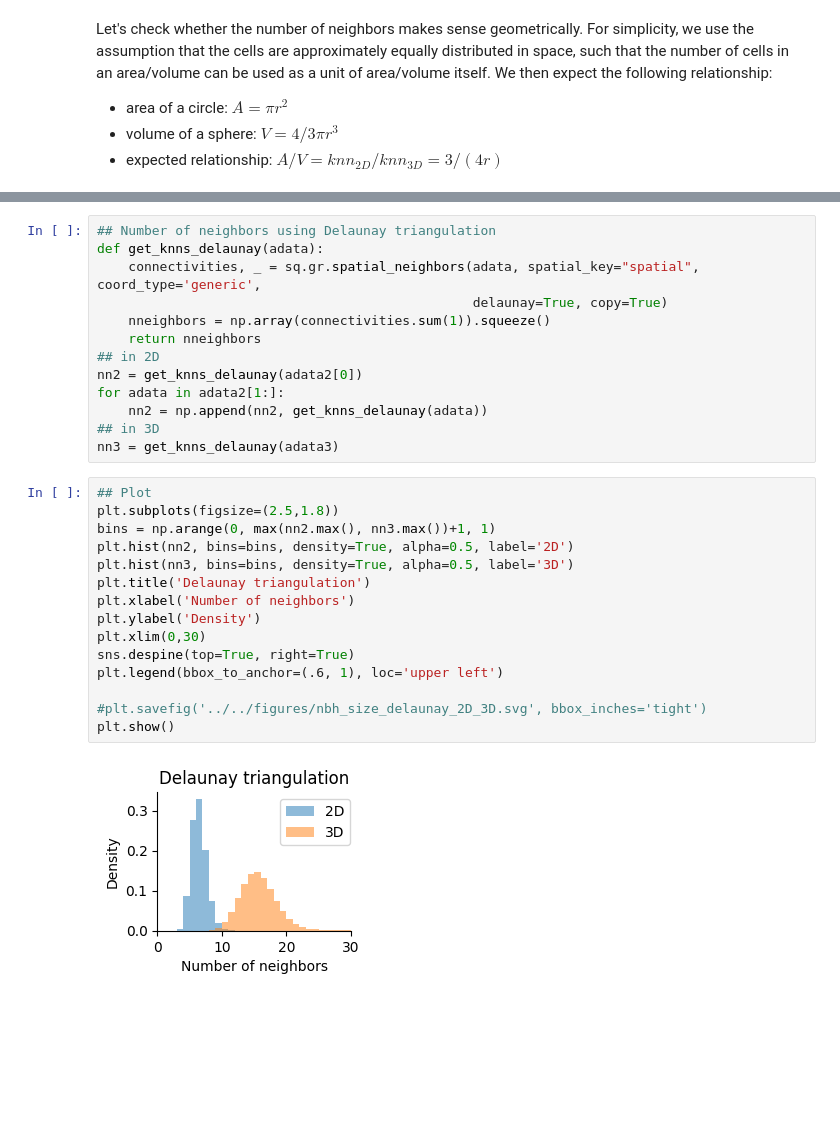
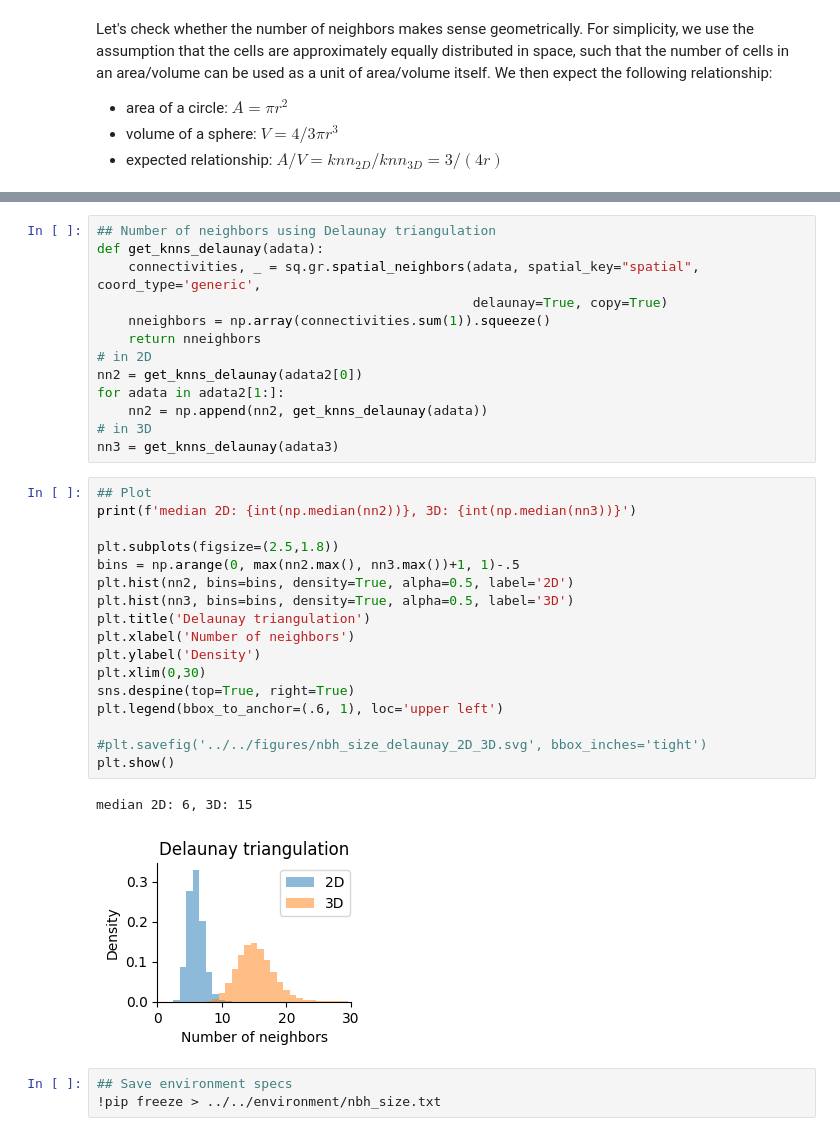
Before and after one commit to SchapiroLabor/nbh_analysis_3D, a Jupyter notebook: scripts/nbh_analysis/nbh_size.ipynb, the cells around one changed output, grey strips where cells are left out. Saved outputs shown, nothing was run; the diff lists cells and outputs as text; blank space fills up the shorter version.

Commit message:
Clean up nbh_size

```diff
--- a/scripts/nbh_analysis/nbh_size.ipynb
+++ b/scripts/nbh_analysis/nbh_size.ipynb
@@ -237,26 +247,32 @@ def get_knns_delaunay(adata):
                                                 delaunay=True, copy=True)
     nneighbors = np.array(connectivities.sum(1)).squeeze()
     return nneighbors
-## in 2D
+# in 2D
 nn2 = get_knns_delaunay(adata2[0])
 for adata in adata2[1:]:
     nn2 = np.append(nn2, get_knns_delaunay(adata))
-## in 3D
+# in 3D
 nn3 = get_knns_delaunay(adata3)
 # %%
 ## Plot
+print(f'median 2D: {int(np.median(nn2))}, 3D: {int(np.median(nn3))}')
+
 plt.subplots(figsize=(2.5,1.8))
-bins = np.arange(0, max(nn2.max(), nn3.max())+1, 1)
+bins = np.arange(0, max(nn2.max(), nn3.max())+1, 1)-.5
 plt.hist(nn2, bins=bins, density=True, alpha=0.5, label='2D')
 plt.hist(nn3, bins=bins, density=True, alpha=0.5, label='3D')
 plt.title('Delaunay triangulation')
 plt.xlabel('Number of neighbors')
 plt.ylabel('Density')
 plt.xlim(0,30)
 sns.despine(top=True, right=True)
 plt.legend(bbox_to_anchor=(.6, 1), loc='upper left')
 
 #plt.savefig('../../figures/nbh_size_delaunay_2D_3D.svg', bbox_inches='tight')
 plt.show()
 # %% [output]
+median 2D: 6, 3D: 15
-[figure, old version]
+[figure, new version]
+# %%
+## Save environment specs
+!pip freeze > ../../environment/nbh_size.txt
```
Also changed, not shown: parts of 11 cells of this notebook.
